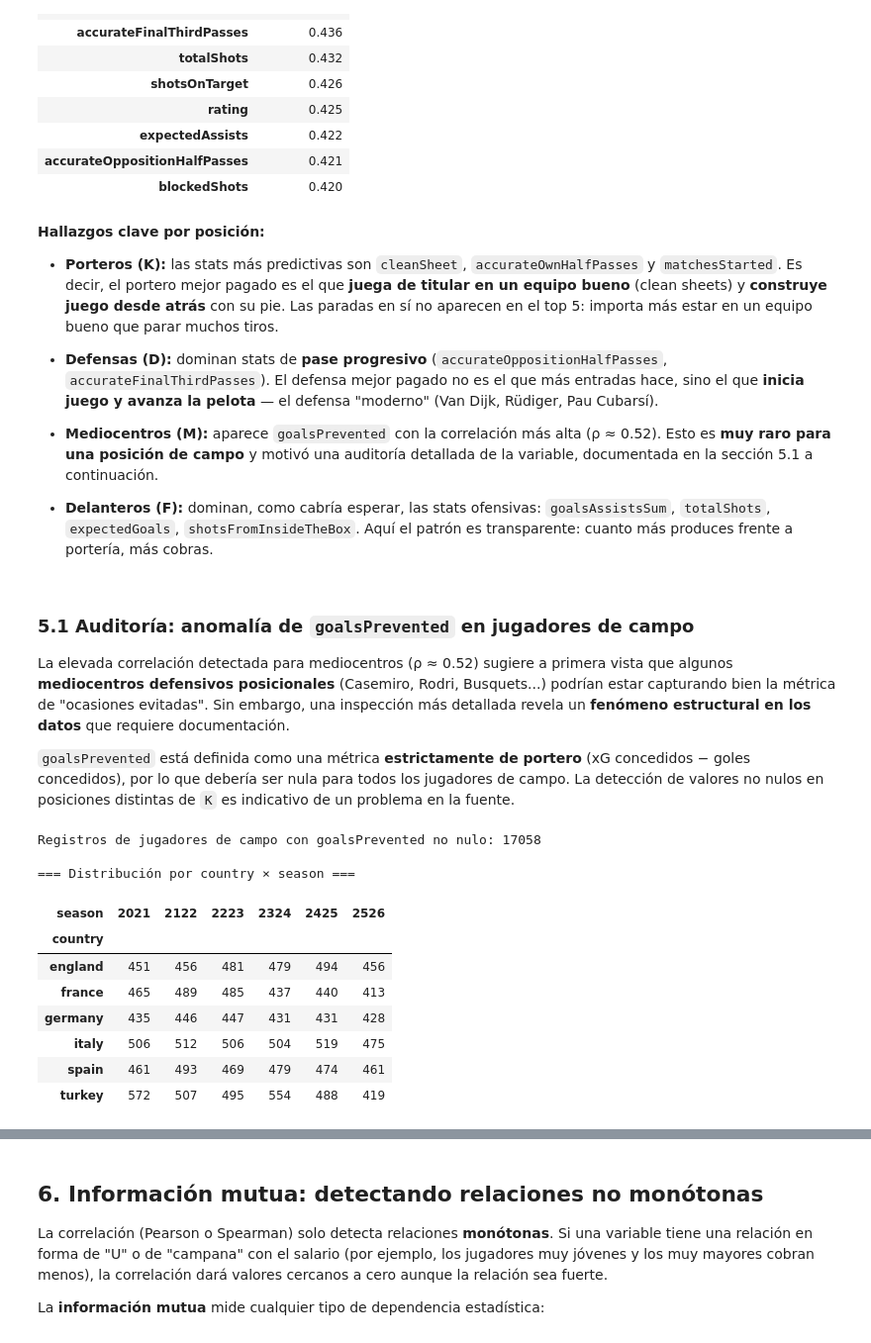
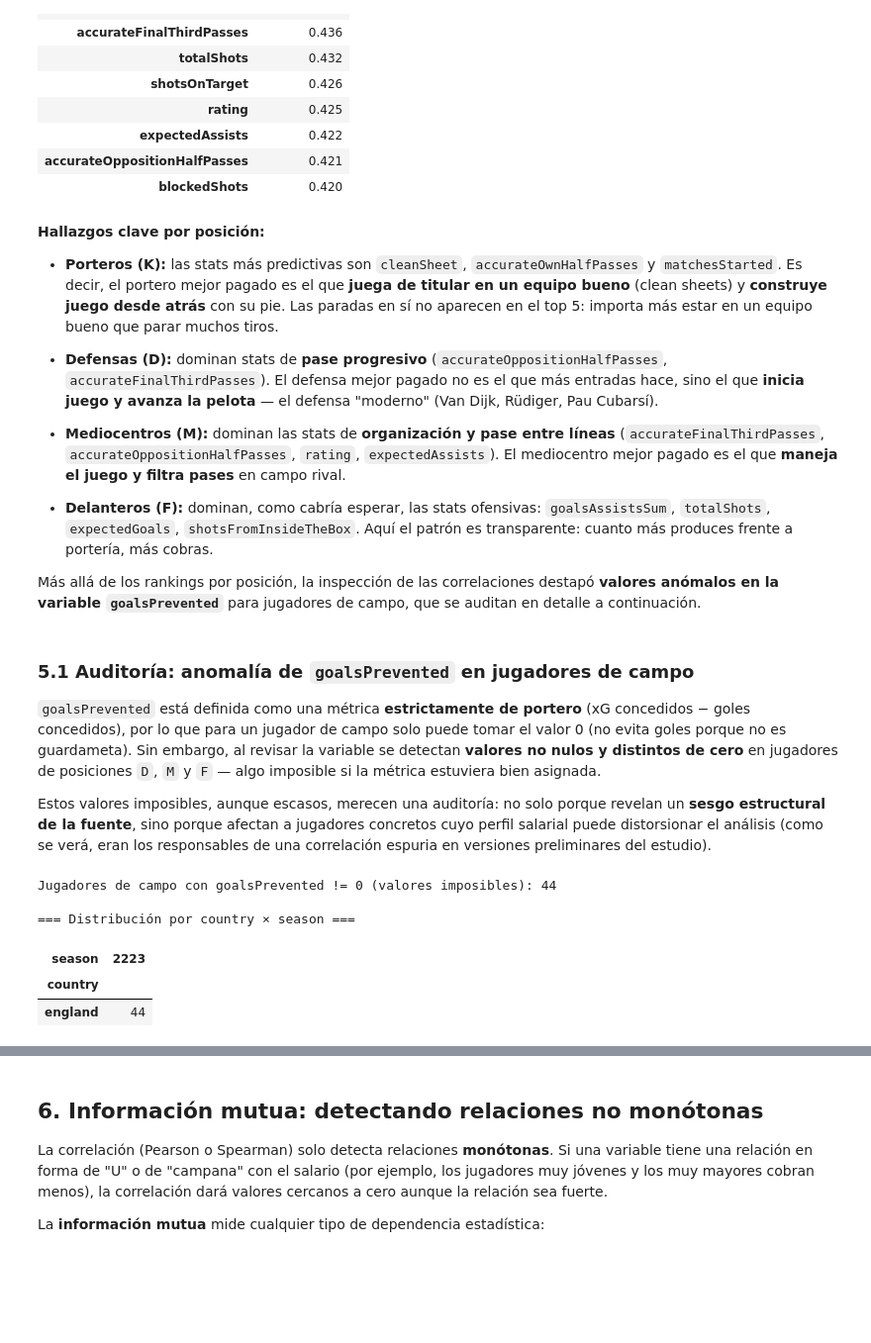
Before and after one commit to pablo29llori/TFM, a Jupyter notebook: notebooks/04_eda/04_05_target_vs_features.ipynb, the cells around one changed output, grey strips where cells are left out. Shown at 99% size. Cells and saved outputs as stored; diff of their text form; code cells hidden in the pictures; blank space fills up the shorter version.

```diff
--- a/notebooks/04_eda/04_05_target_vs_features.ipynb
+++ b/notebooks/04_eda/04_05_target_vs_features.ipynb
@@ -294,44 +294,50 @@ for pos in orden_pos:
   `accurateFinalThirdPasses`). El defensa mejor pagado no es el que más entradas hace, sino el que
   **inicia juego y avanza la pelota** — el defensa "moderno" (Van Dijk, Rüdiger, Pau Cubarsí).
 
-- **Mediocentros (M):** aparece `goalsPrevented` con la correlación más alta (ρ ≈ 0.52). Esto es **muy raro
-  para una posición de campo** y motivó una auditoría detallada de la variable, documentada en la
-  sección 5.1 a continuación.
+- **Mediocentros (M):** dominan las stats de **organización y pase entre líneas**
+  (`accurateFinalThirdPasses`, `accurateOppositionHalfPasses`, `rating`, `expectedAssists`). El
+  mediocentro mejor pagado es el que **maneja el juego y filtra pases** en campo rival.
 
 - **Delanteros (F):** dominan, como cabría esperar, las stats ofensivas: `goalsAssistsSum`,
   `totalShots`, `expectedGoals`, `shotsFromInsideTheBox`. Aquí el patrón es transparente: cuanto más
   produces frente a portería, más cobras.
+
+Más allá de los rankings por posición, la inspección de las correlaciones destapó **valores anómalos
+en la variable `goalsPrevented`** para jugadores de campo, que se auditan en detalle a continuación.
 # %% [markdown]
 ### 5.1 Auditoría: anomalía de `goalsPrevented` en jugadores de campo
 
-La elevada correlación detectada para mediocentros (ρ ≈ 0.52) sugiere a primera vista que algunos
-**mediocentros defensivos posicionales** (Casemiro, Rodri, Busquets...) podrían estar capturando bien
-la métrica de "ocasiones evitadas". Sin embargo, una inspección más detallada revela un **fenómeno
-estructural en los datos** que requiere documentación.
+`goalsPrevented` está definida como una métrica **estrictamente de portero** (xG concedidos − goles
+concedidos), por lo que para un jugador de campo solo puede tomar el valor 0 (no evita goles porque
+no es guardameta). Sin embargo, al revisar la variable se detectan **valores no nulos y distintos de
+cero** en jugadores de posiciones `D`, `M` y `F` — algo imposible si la métrica estuviera bien
+asignada.
 
-`goalsPrevented` está definida como una métrica **estrictamente de portero** (xG concedidos − goles
-concedidos), por lo que debería ser nula para todos los jugadores de campo. La detección de valores
-no nulos en posiciones distintas de `K` es indicativo de un problema en la fuente.
+Estos valores imposibles, aunque escasos, merecen una auditoría: no solo porque revelan un **sesgo
+estructural de la fuente**, sino porque afectan a jugadores concretos cuyo perfil salarial puede
+distorsionar el análisis (como se verá, eran los responsables de una correlación espuria en versiones
+preliminares del estudio).
 # %%
-# Detectar todos los registros con goalsPrevented no nulo en jugadores de campo
-mask_anomalia = df['goalsPrevented'].notna() & (df['position'].isin(['D', 'M', 'F']))
-n_anomalia    = mask_anomalia.sum()
+# Detectar valores IMPOSIBLES: goalsPrevented distinto de cero en jugadores de campo.
+# Un jugador de campo solo puede tener goalsPrevented = 0 (no es portero); cualquier
+# valor != 0 es un dato erróneo heredado de la fuente.
+mask_anomalia = (
+    df['goalsPrevented'].notna()
+    & (df['goalsPrevented'] != 0)
+    & (df['position'].isin(['D', 'M', 'F']))
+)
+n_anomalia = mask_anomalia.sum()
 
-print(f'Registros de jugadores de campo con goalsPrevented no nulo: {n_anomalia}')
+print(f'Jugadores de campo con goalsPrevented != 0 (valores imposibles): {n_anomalia}')
 
 if n_anomalia > 0:
     print('\n=== Distribución por country × season ===')
     display(df[mask_anomalia].groupby(['country','season']).size().unstack(fill_value=0))
 # %% [output]
-Registros de jugadores de campo con goalsPrevented no nulo: 17058
+Jugadores de campo con goalsPrevented != 0 (valores imposibles): 44
 
 === Distribución por country × season ===
-| season | 2021 | 2122 | 2223 | 2324 | 2425 | 2526 |
-| country |  |  |  |  |  |  |
-| england | 451 | 456 | 481 | 479 | 494 | 456 |
-| france | 465 | 489 | 485 | 437 | 440 | 413 |
-| germany | 435 | 446 | 447 | 431 | 431 | 428 |
-| italy | 506 | 512 | 506 | 504 | 519 | 475 |
-| spain | 461 | 493 | 469 | 479 | 474 | 461 |
-| turkey | 572 | 507 | 495 | 554 | 488 | 419 |
+| season | 2223 |
+| country |  |
+| england | 44 |
 # %%
```
Also changed, not shown: parts of 2 cells of this notebook, 8 other files.
